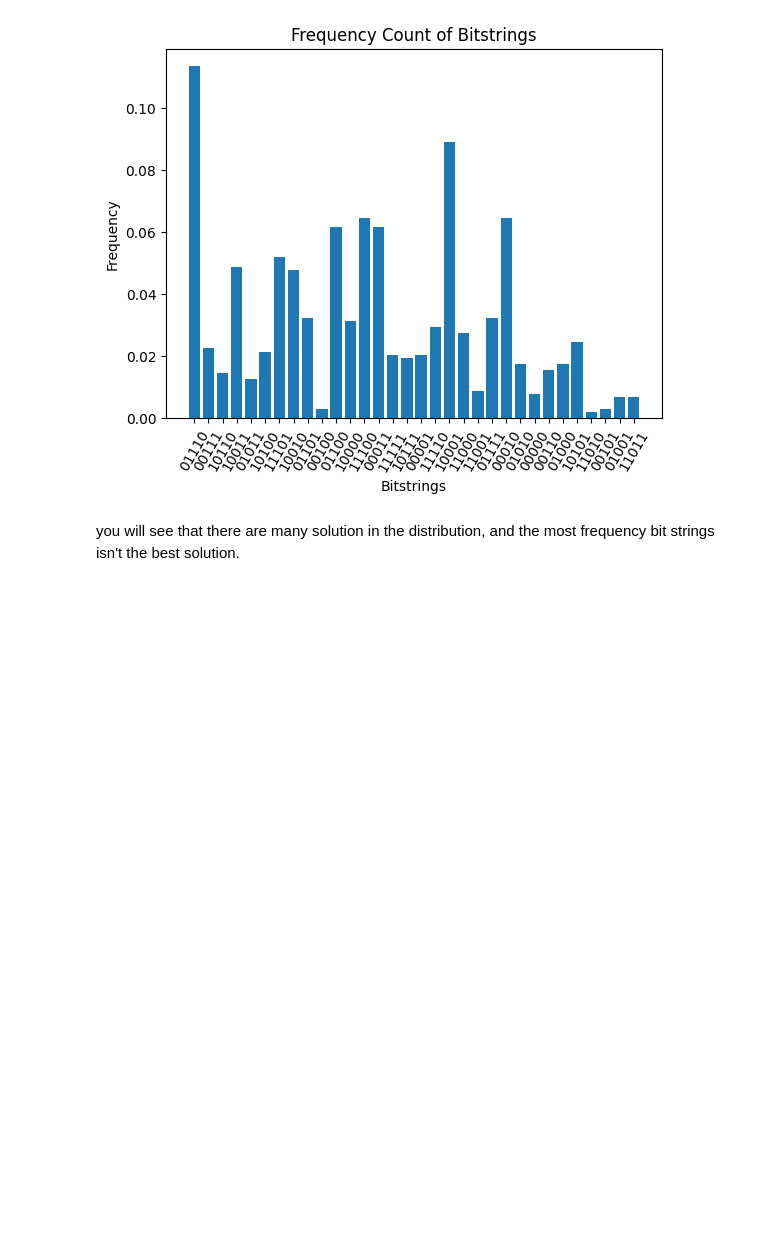
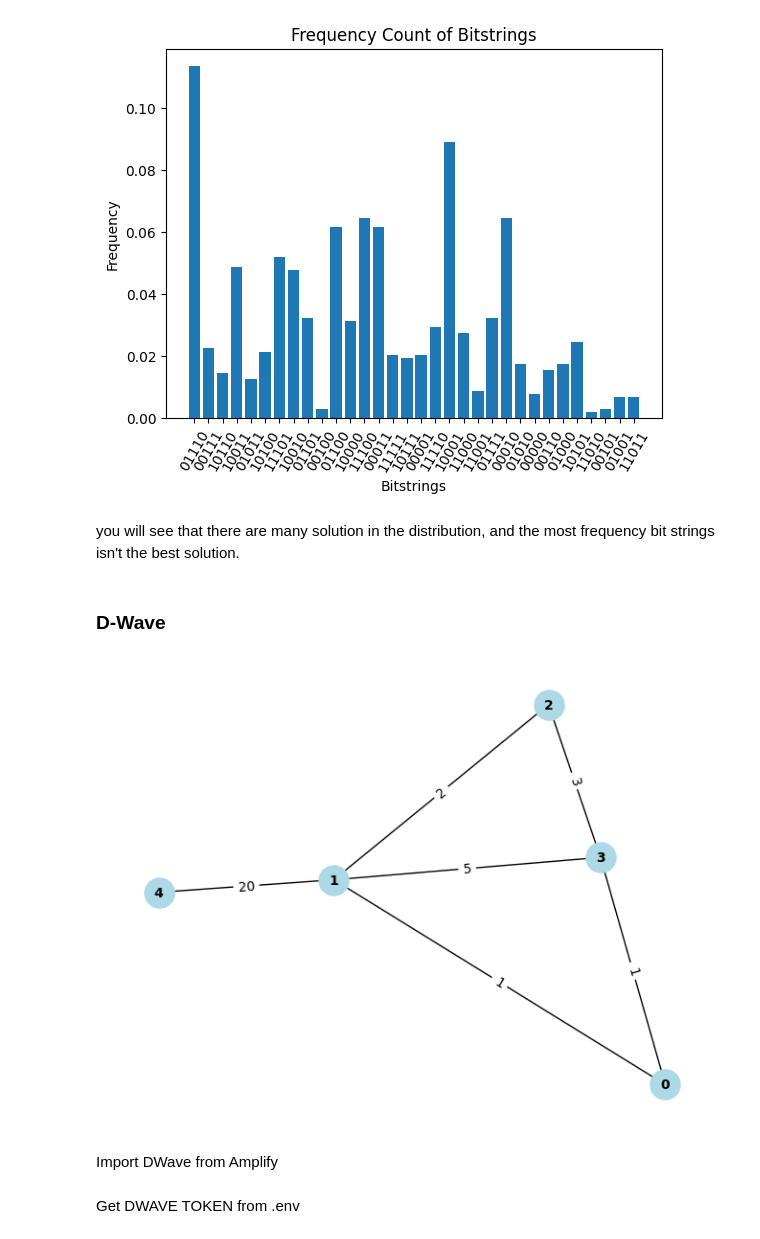
Before and after one commit to BallBoii/Maxcut_Tutorial, a Jupyter notebook: Maxcut_tutorial.ipynb, the cells around one changed output. Drawn from its saved outputs; the diff is of its cells as text; code cells hidden in the pictures; blank space fills up the shorter version.

Commit message:
add DWAVE guide

```diff
--- a/Maxcut_tutorial.ipynb
+++ b/Maxcut_tutorial.ipynb
@@ -466,3 +476,15 @@ plot_frequency_count(final_distribution_bin)
 [figure]
 # %% [markdown]
 you will see that there are many solution in the distribution, and the most frequency bit strings isn't the best solution.
+# %% [markdown]
+### D-Wave
+# %%
+n = 5
+G = nx.Graph()
+V = range(n)
+G.add_nodes_from(V)
+E = [(0, 1, 1), (1, 2, 2), (2, 3, 3), (3, 0, 1), (1, 3, 5),(1, 4, 20)]
+G.add_weighted_edges_from(E)
+ut.draw_graph(G)
+# %% [output]
+[figure, added]
@@ -468,0 +497,2 @@ you will see that there are many solution in the distribution, and the most freq
+# %% [markdown]
+Import DWave from Amplify
@@ -468,0 +501,2 @@ you will see that there are many solution in the distribution, and the most freq
+# %% [markdown]
+Get DWAVE TOKEN from .env
```
Also changed, not shown: parts of 11 cells of this notebook, 3 other files.
